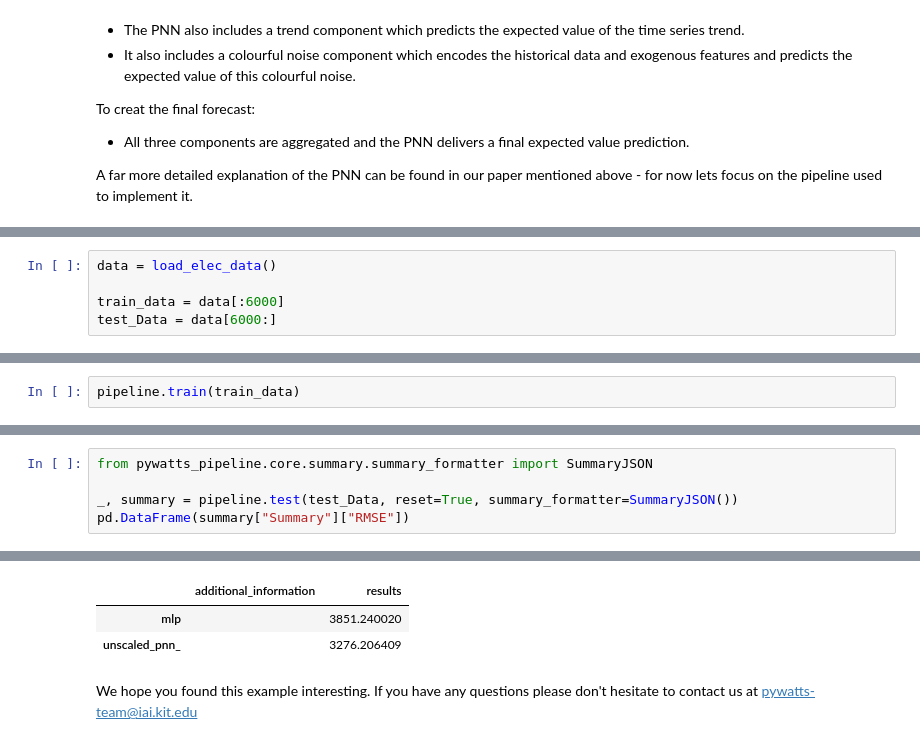
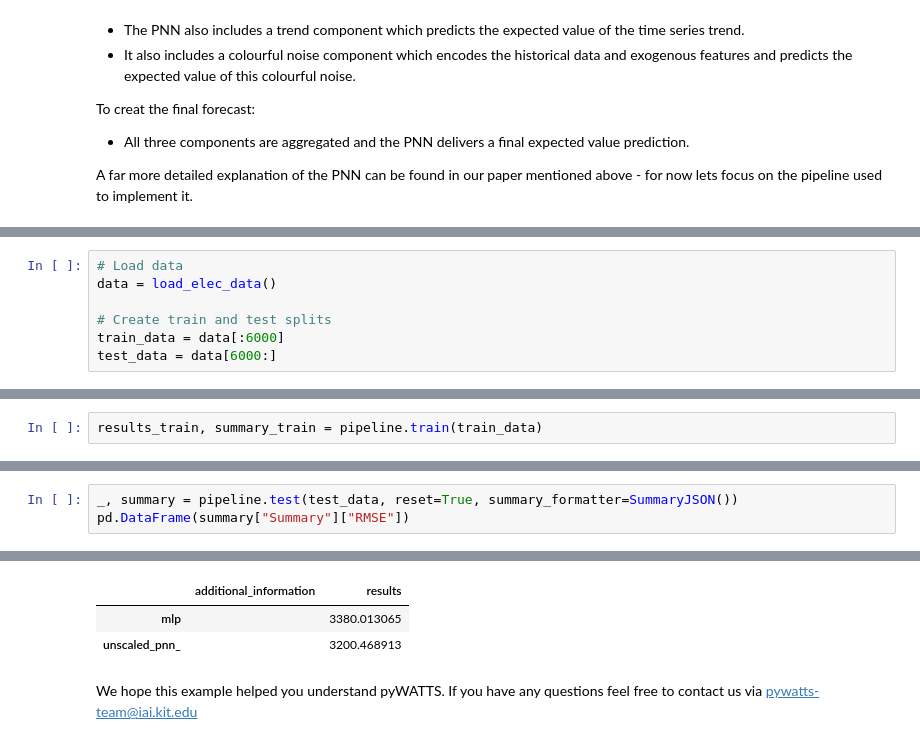
Before and after one commit to KIT-IAI/pyWATTS-deRSE-2023, a Jupyter notebook: POSTER_the_PNN.ipynb, the cells around one changed output, grey strips where cells are left out. Saved outputs shown, nothing was run; the diff lists cells and outputs as text.

```diff
--- a/POSTER_the_PNN.ipynb
+++ b/POSTER_the_PNN.ipynb
@@ -105,5 +142,7 @@ TODO - Describe the data in more detail once the code is there
 # %%
+# Load data
 data = load_elec_data()
 
+# Create train and test splits
 train_data = data[:6000]
-test_Data = data[6000:]
+test_data = data[6000:]
@@ -113,4 +152,4 @@ TODO - Describe the training process in more detail once the code is there
 # %%
-pipeline.train(train_data)
+results_train, summary_train = pipeline.train(train_data)
 # %% [output]
 Epoch 1/50
@@ -153,6 +179,4 @@ TODO - Describe the testing process and results in more detail once the code is
 # %%
-from pywatts_pipeline.core.summary.summary_formatter import SummaryJSON
-
-_, summary = pipeline.test(test_Data, reset=True, summary_formatter=SummaryJSON())
+_, summary = pipeline.test(test_data, reset=True, summary_formatter=SummaryJSON())
 pd.DataFrame(summary["Summary"]["RMSE"])
 # %% [output]
@@ -160,5 +184,5 @@ pd.DataFrame(summary["Summary"]["RMSE"])
 |  | additional_information | results |
-| mlp |  | 3851.240020 |
-| unscaled_pnn_ |  | 3276.206409 |
+| mlp |  | 3380.013065 |
+| unscaled_pnn_ |  | 3200.468913 |
 # %% [markdown]
-We hope you found this example interesting. If you have any questions please don't hesitate to contact us at [pywatts-team@iai.kit.edu](mailto:pywatts-team@iai.kit.edu)
+We hope this example helped you understand pyWATTS. If you have any questions feel free to contact us via [pywatts-team@iai.kit.edu](mailto:pywatts-team@iai.kit.edu)
```
Also changed, not shown: parts of 16 cells of this notebook, 1 other file.
